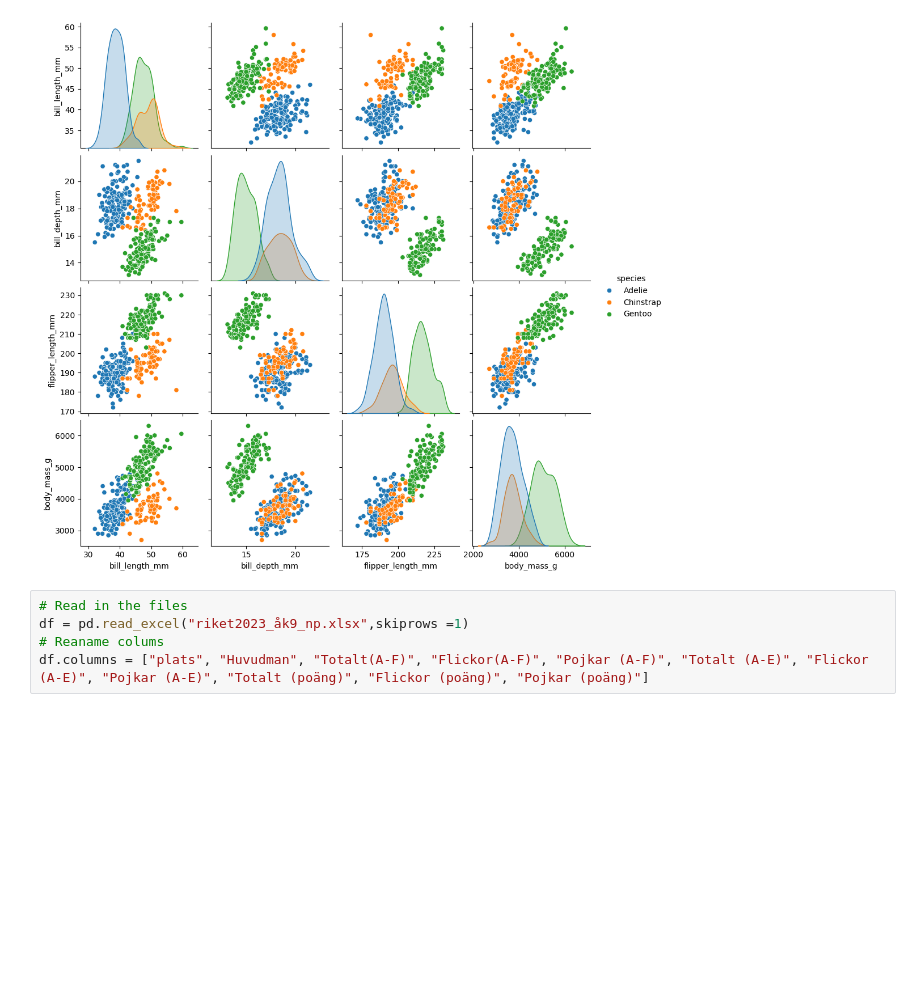
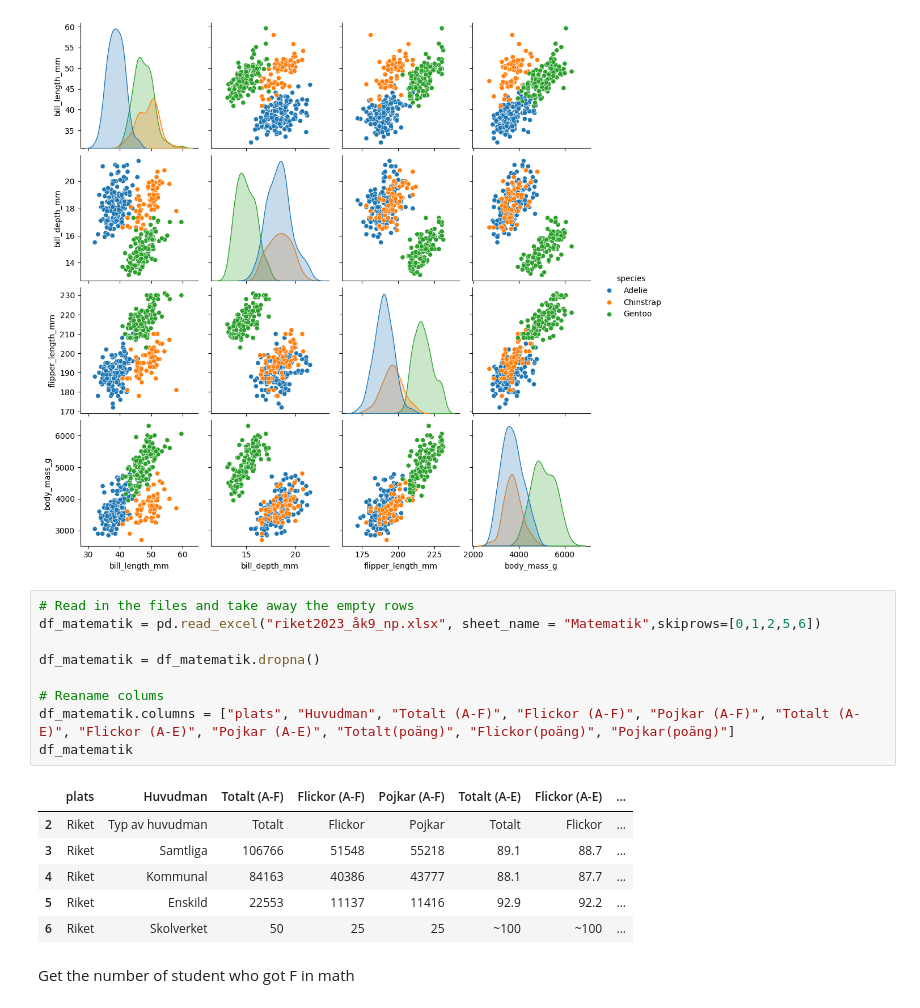
Before and after one commit to saraonsala/Python-Sara-Mellgren-OOPA23, a Jupyter notebook: Labb_2/Labb_2.ipynb, the cells around one changed output. Drawn from its saved outputs; the diff is of its cells as text; blank space fills up the shorter version.

Commit message:
Read in the files and take away the empty rows from the sheet

```diff
--- a/Labb_2/Labb_2.ipynb
+++ b/Labb_2/Labb_2.ipynb
@@ -13,7 +13,20 @@ plt.show()
 # %% [output]
 [figure]
 # %%
-# Read in the files
-df = pd.read_excel("riket2023_åk9_np.xlsx",skiprows =1)
+# Read in the files and take away the empty rows
+df_matematik = pd.read_excel("riket2023_åk9_np.xlsx", sheet_name = "Matematik",skiprows=[0,1,2,5,6])
+
+df_matematik = df_matematik.dropna()
+
 # Reaname colums
-df.columns = ["plats", "Huvudman", "Totalt(A-F)", "Flickor(A-F)", "Pojkar (A-F)", "Totalt (A-E)", "Flickor (A-E)", "Pojkar (A-E)", "Totalt (poäng)", "Flickor (poäng)", "Pojkar (poäng)"]
+df_matematik.columns = ["plats", "Huvudman", "Totalt (A-F)", "Flickor (A-F)", "Pojkar (A-F)", "Totalt (A-E)", "Flickor (A-E)", "Pojkar (A-E)", "Totalt(poäng)", "Flickor(poäng)", "Pojkar(poäng)"]
+df_matematik
+# %% [output]
+|  | plats | Huvudman | Totalt (A-F) | Flickor (A-F) | Pojkar (A-F) | Totalt (A-E) | Flickor (A-E) | ... |
+| 2 | Riket | Typ av huvudman | Totalt | Flickor | Pojkar | Totalt | Flickor | ... |
+| 3 | Riket | Samtliga | 106766 | 51548 | 55218 | 89.1 | 88.7 | ... |
+| 4 | Riket | Kommunal | 84163 | 40386 | 43777 | 88.1 | 87.7 | ... |
+| 5 | Riket | Enskild | 22553 | 11137 | 11416 | 92.9 | 92.2 | ... |
+| 6 | Riket | Skolverket | 50 | 25 | 25 | ~100 | ~100 | ... |
+# %% [markdown]
+ Get the number of student who got F in math
```
Also changed, not shown: parts of 1 cell of this notebook.
